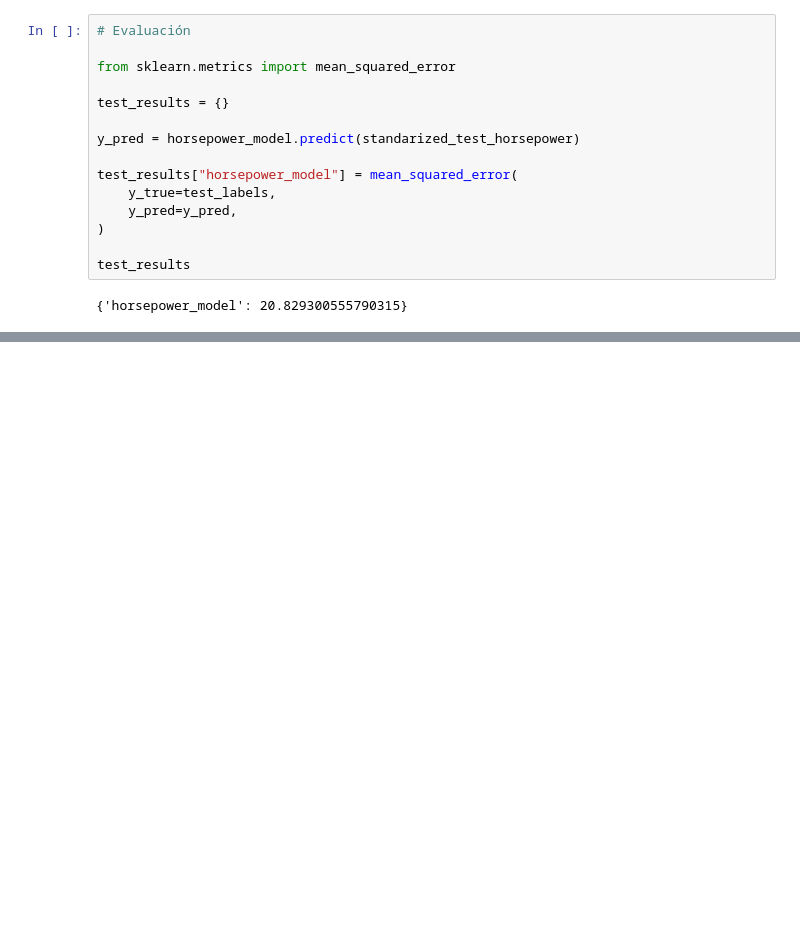
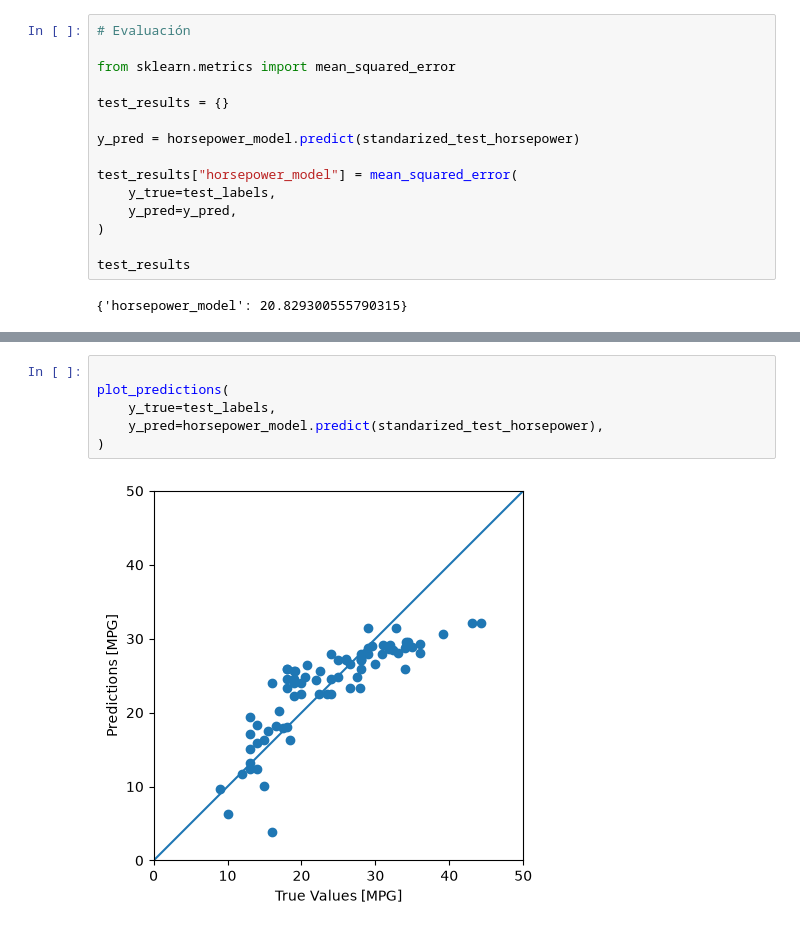
Before and after one commit to 2026-2-predictiva/std-valentina-munoz-urango, a Jupyter notebook: PRE_02_regresion_basica/notebooks/notebook.ipynb, the cells around one changed output, grey strips where cells are left out. Saved outputs shown, nothing was run; the diff lists cells and outputs as text; blank space fills up the shorter version.

```diff
--- a/PRE_02_regresion_basica/notebooks/notebook.ipynb
+++ b/PRE_02_regresion_basica/notebooks/notebook.ipynb
@@ -239,0 +297,8 @@ test_results
+# %%
+
+plot_predictions(
+    y_true=test_labels,
+    y_pred=horsepower_model.predict(standarized_test_horsepower),
+)
+# %% [output]
+[figure, added]
```
Also changed, not shown: parts of 15 cells of this notebook, 2 other files.
